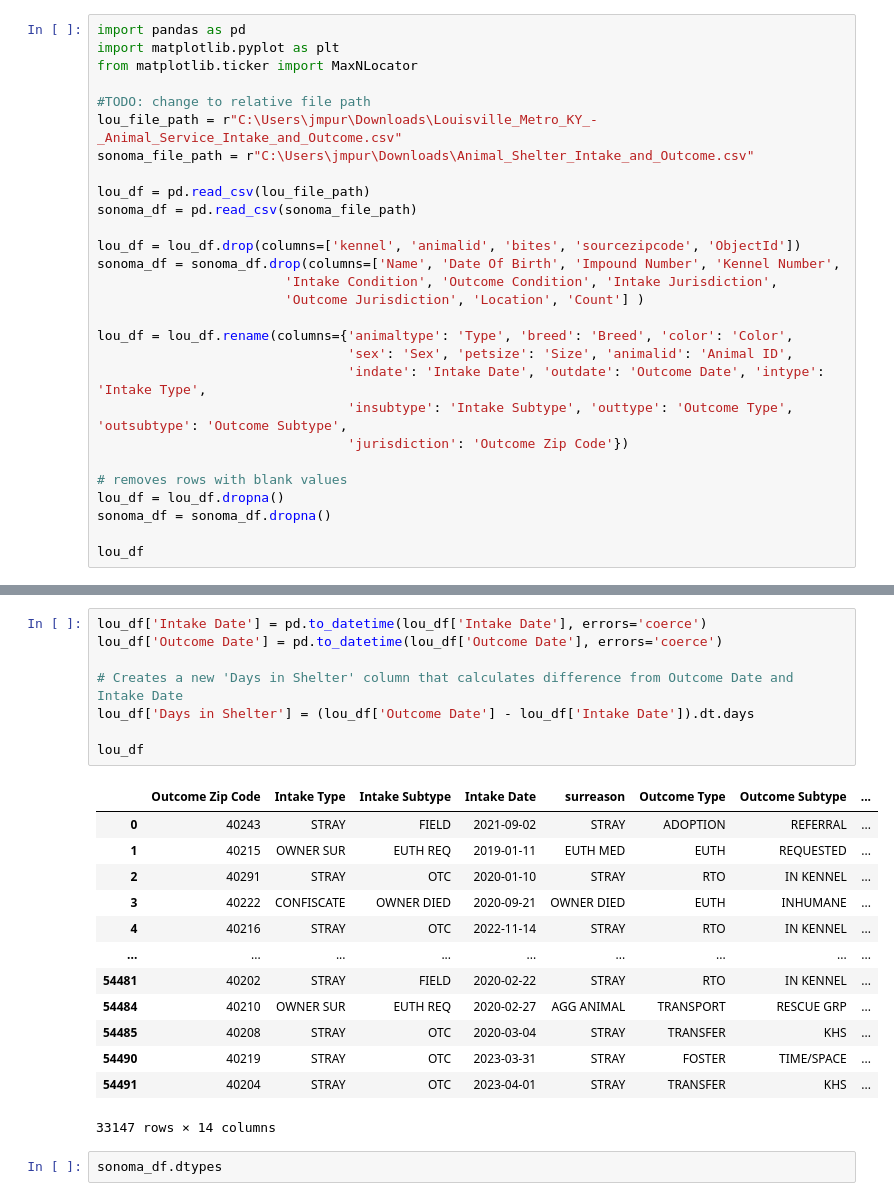
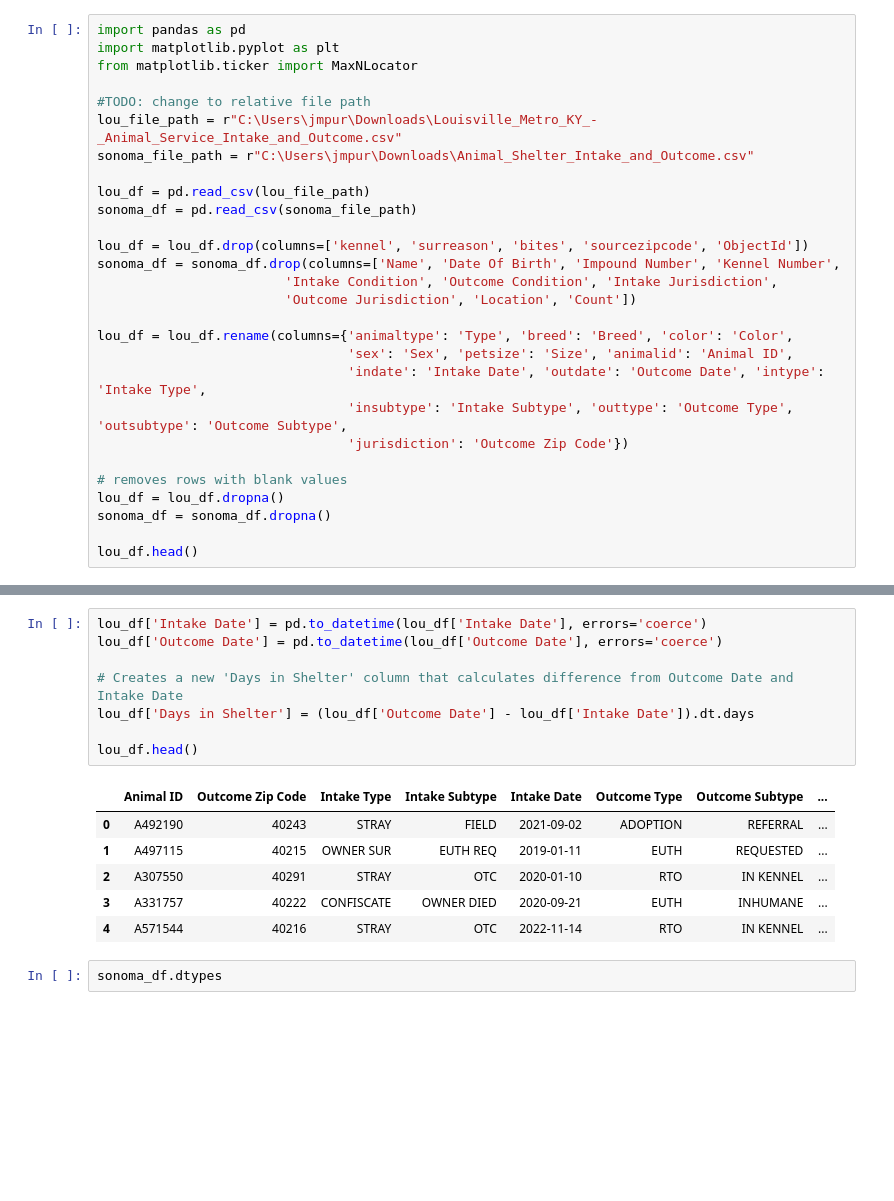
Before and after one commit to jmpurvis0/Capstone-Project, a Jupyter notebook: Animal Data.ipynb, the cells around one changed output, grey strips where cells are left out. Drawn from its saved outputs; the diff is of its cells as text; blank space fills up the shorter version.

```diff
--- a/Animal Data.ipynb
+++ b/Animal Data.ipynb
@@ -10,10 +10,10 @@ sonoma_file_path = r"C:\Users\jmpur\Downloads\Animal_Shelter_Intake_and_Outcome.
 lou_df = pd.read_csv(lou_file_path)
 sonoma_df = pd.read_csv(sonoma_file_path)
 
-lou_df = lou_df.drop(columns=['kennel', 'animalid', 'bites', 'sourcezipcode', 'ObjectId'])
+lou_df = lou_df.drop(columns=['kennel', 'surreason', 'bites', 'sourcezipcode', 'ObjectId'])
 sonoma_df = sonoma_df.drop(columns=['Name', 'Date Of Birth', 'Impound Number', 'Kennel Number',
                         'Intake Condition', 'Outcome Condition', 'Intake Jurisdiction',
-                        'Outcome Jurisdiction', 'Location', 'Count'] )
+                        'Outcome Jurisdiction', 'Location', 'Count'])
 
 lou_df = lou_df.rename(columns={'animaltype': 'Type', 'breed': 'Breed', 'color': 'Color',
                                 'sex': 'Sex', 'petsize': 'Size', 'animalid': 'Animal ID',
@@ -25,5 +25,5 @@ lou_df = lou_df.rename(columns={'animaltype': 'Type', 'breed': 'Breed', 'color':
 lou_df = lou_df.dropna()
 sonoma_df = sonoma_df.dropna()
 
-lou_df
+lou_df.head()
 # %% [output]
@@ -62,25 +55,18 @@ dtype: object
 # %%
 lou_df['Intake Date'] = pd.to_datetime(lou_df['Intake Date'], errors='coerce')
 lou_df['Outcome Date'] = pd.to_datetime(lou_df['Outcome Date'], errors='coerce')
 
 # Creates a new 'Days in Shelter' column that calculates difference from Outcome Date and Intake Date
 lou_df['Days in Shelter'] = (lou_df['Outcome Date'] - lou_df['Intake Date']).dt.days
 
-lou_df
+lou_df.head()
 # %% [output]
-|  | Outcome Zip Code | Intake Type | Intake Subtype | Intake Date | surreason | Outcome Type | Outcome Subtype | ... |
-| 0 | 40243 | STRAY | FIELD | 2021-09-02 | STRAY | ADOPTION | REFERRAL | ... |
-| 1 | 40215 | OWNER SUR | EUTH REQ | 2019-01-11 | EUTH MED | EUTH | REQUESTED | ... |
-| 2 | 40291 | STRAY | OTC | 2020-01-10 | STRAY | RTO | IN KENNEL | ... |
-| 3 | 40222 | CONFISCATE | OWNER DIED | 2020-09-21 | OWNER DIED | EUTH | INHUMANE | ... |
-| 4 | 40216 | STRAY | OTC | 2022-11-14 | STRAY | RTO | IN KENNEL | ... |
-| ... | ... | ... | ... | ... | ... | ... | ... | ... |
-| 54481 | 40202 | STRAY | FIELD | 2020-02-22 | STRAY | RTO | IN KENNEL | ... |
-| 54484 | 40210 | OWNER SUR | EUTH REQ | 2020-02-27 | AGG ANIMAL | TRANSPORT | RESCUE GRP | ... |
-| 54485 | 40208 | STRAY | OTC | 2020-03-04 | STRAY | TRANSFER | KHS | ... |
-| 54490 | 40219 | STRAY | OTC | 2023-03-31 | STRAY | FOSTER | TIME/SPACE | ... |
-| 54491 | 40204 | STRAY | OTC | 2023-04-01 | STRAY | TRANSFER | KHS | ... |
+|  | Animal ID | Outcome Zip Code | Intake Type | Intake Subtype | Intake Date | Outcome Type | Outcome Subtype | ... |
+| 0 | A492190 | 40243 | STRAY | FIELD | 2021-09-02 | ADOPTION | REFERRAL | ... |
+| 1 | A497115 | 40215 | OWNER SUR | EUTH REQ | 2019-01-11 | EUTH | REQUESTED | ... |
+| 2 | A307550 | 40291 | STRAY | OTC | 2020-01-10 | RTO | IN KENNEL | ... |
+| 3 | A331757 | 40222 | CONFISCATE | OWNER DIED | 2020-09-21 | EUTH | INHUMANE | ... |
+| 4 | A571544 | 40216 | STRAY | OTC | 2022-11-14 | RTO | IN KENNEL | ... |
-33147 rows × 14 columns
 # %%
 sonoma_df.dtypes
 # %% [output]
```
Also changed, not shown: parts of 12 cells of this notebook.
